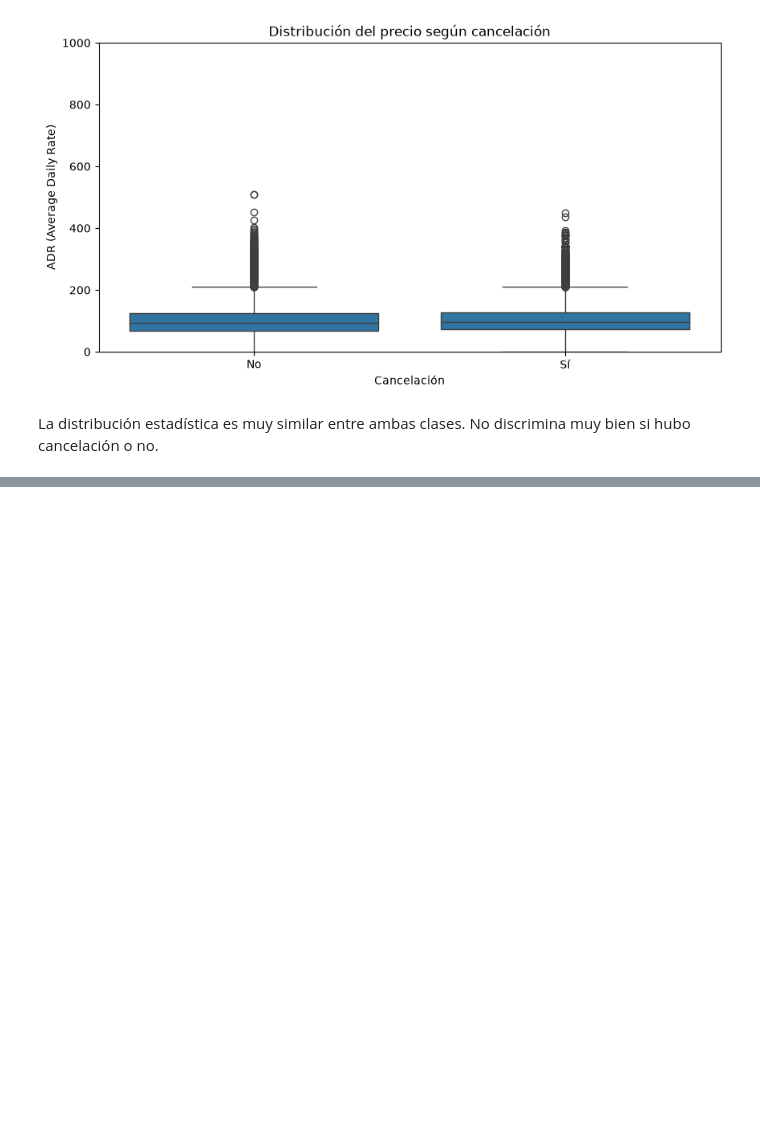
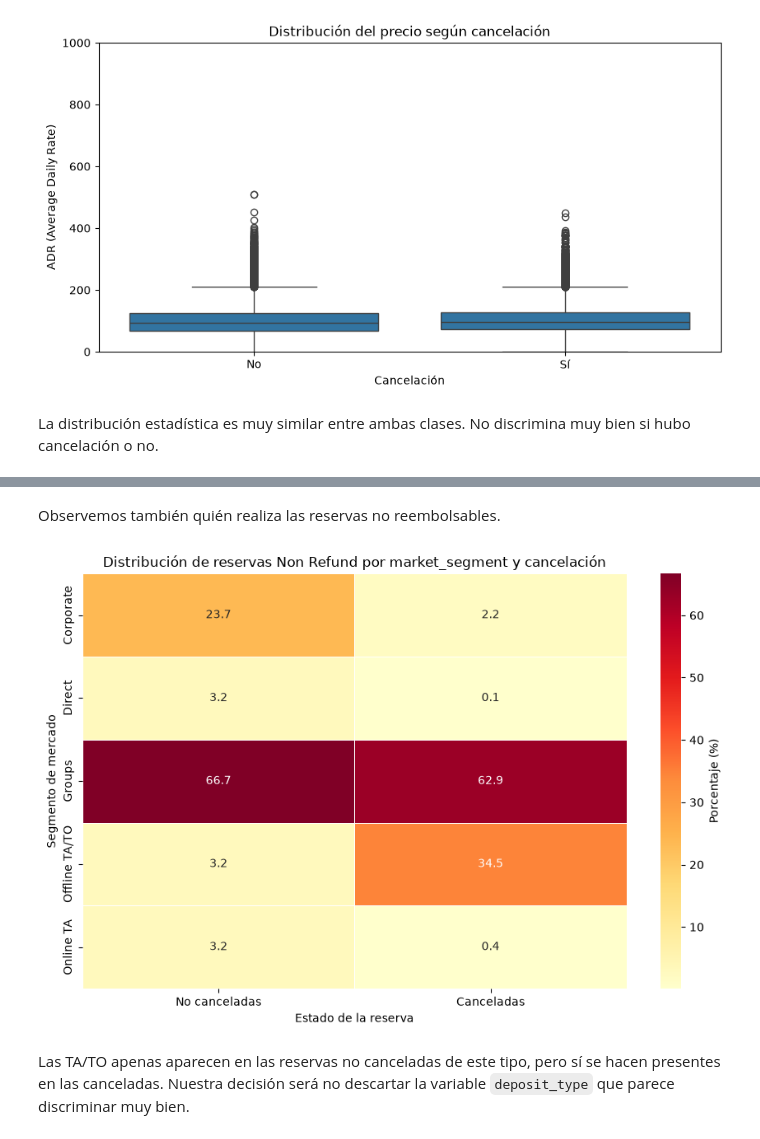
Before and after one commit to victorlopez-ds/entrega-machine-learning-pontia, a Jupyter notebook: notebooks/exploracion/eda_inicial.ipynb, the cells around one changed output, grey strips where cells are left out. Drawn from its saved outputs; the diff is of its cells as text; code cells hidden in the pictures; blank space fills up the shorter version.

```diff
--- a/notebooks/exploracion/eda_inicial.ipynb
+++ b/notebooks/exploracion/eda_inicial.ipynb
@@ -461,0 +630,46 @@ La distribución estadística es muy similar entre ambas clases. No discrimina m
+# %% [markdown]
+Observemos también quién realiza las reservas no reembolsables.
+# %%
+
+# Filtrar reservas Non Refund
+non_refund_df = reservas_df[
+    reservas_df["deposit_type"] == "Non Refund"
+].copy()
+
+# Tabla de contingencia normalizada por columnas
+market_distribution = pd.crosstab(
+    non_refund_df["market_segment"],
+    non_refund_df["is_canceled"],
+    normalize="columns"
+) * 100
+
+# Renombrar columnas
+market_distribution.columns = [
+    "No canceladas",
+    "Canceladas"
+]
+
+# Corrplot / mapa de calor
+plt.figure(figsize=(9, 6))
+
+sns.heatmap(
+    market_distribution,
+    annot=True,
+    fmt=".1f",
+    cmap="YlOrRd",
+    linewidths=0.5,
+    cbar_kws={"label": "Porcentaje (%)"}
+)
+
+plt.title(
+    "Distribución de reservas Non Refund por market_segment y cancelación"
+)
+plt.xlabel("Estado de la reserva")
+plt.ylabel("Segmento de mercado")
+
+plt.tight_layout()
+plt.show()
+# %% [output]
+[figure, added]
+# %% [markdown]
+Las TA/TO apenas aparecen en las reservas no canceladas de este tipo, pero sí se hacen presentes en las canceladas. Nuestra decisión será no descartar la variable `deposit_type` que parece discriminar muy bien.
```
Also changed, not shown: parts of 29 cells of this notebook.
